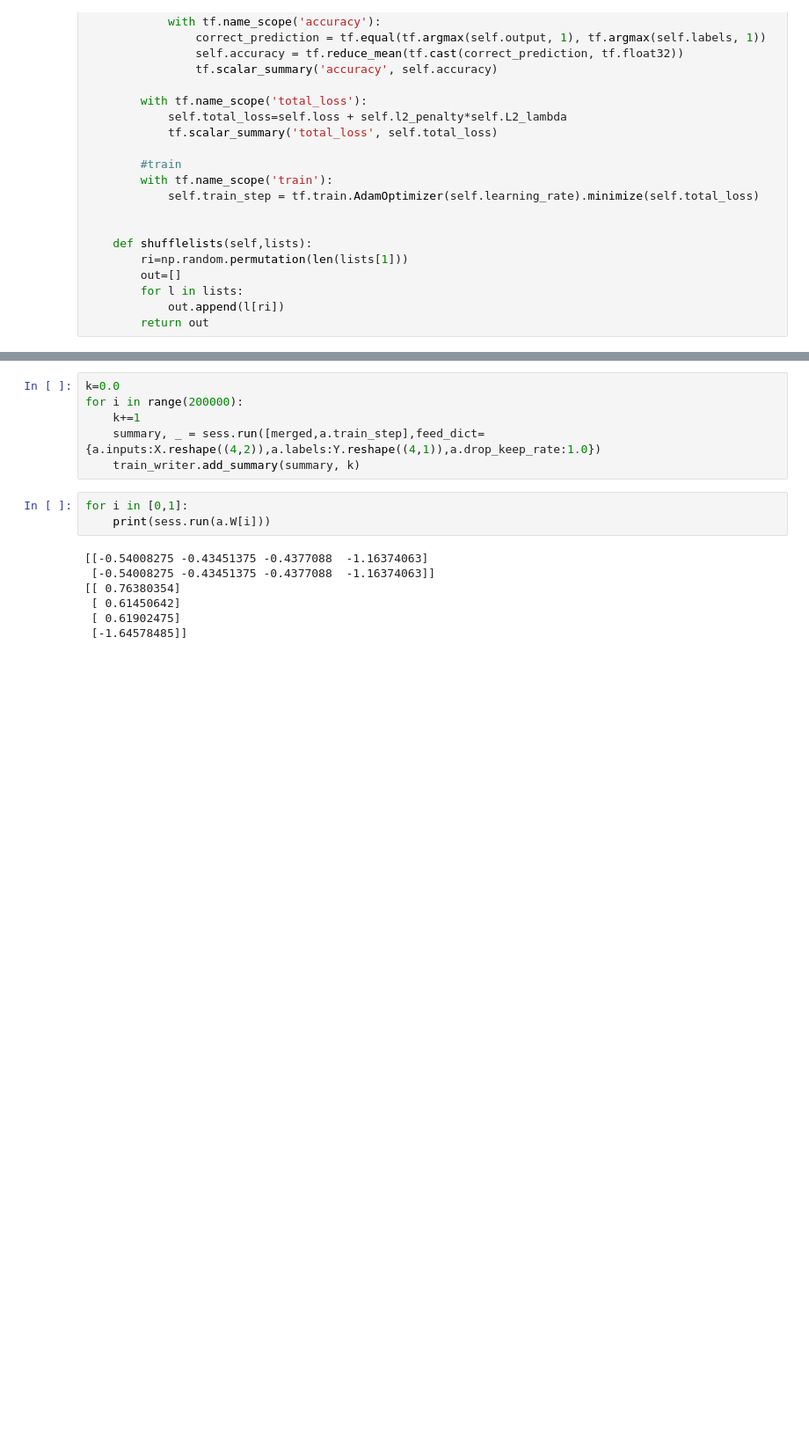
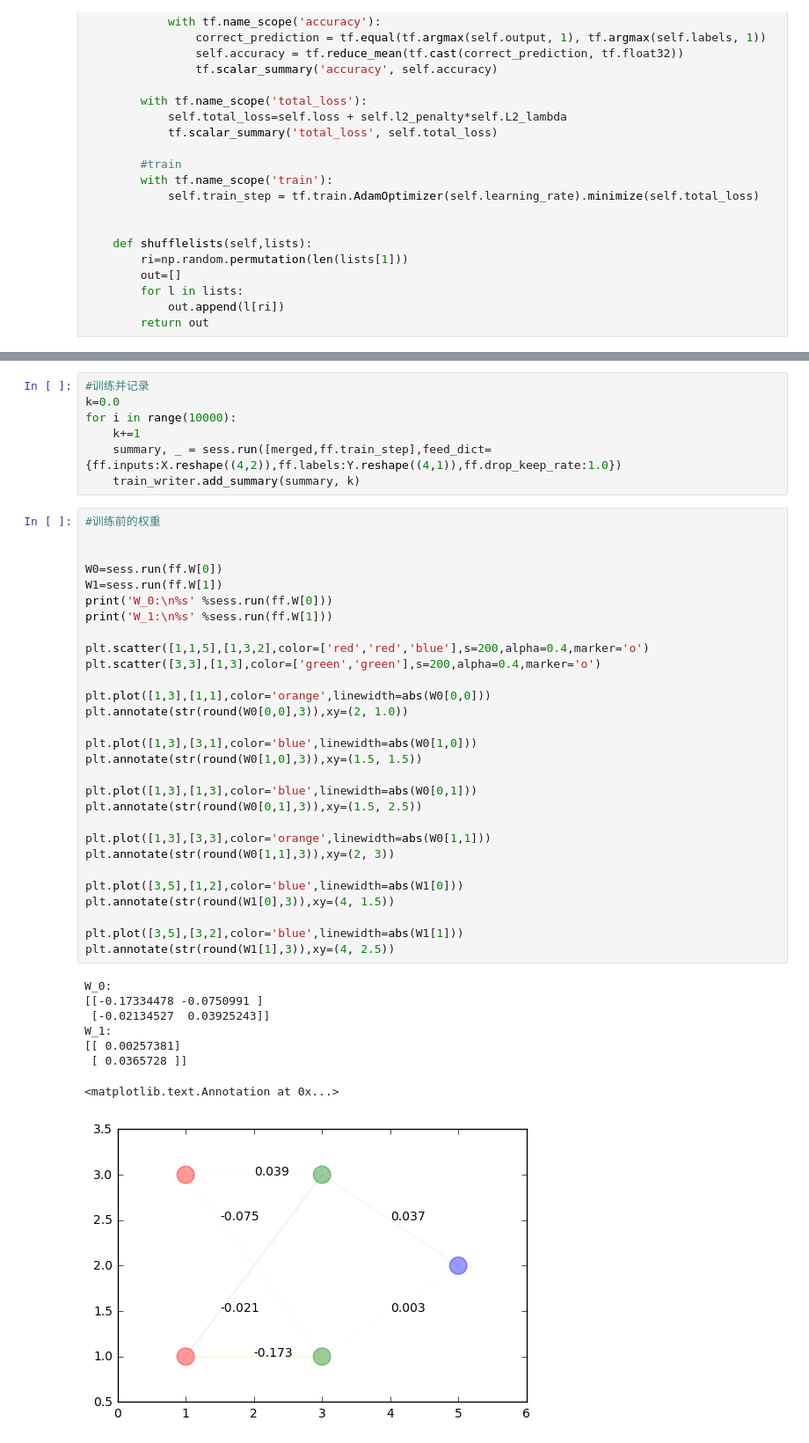
Before and after one commit to YJango/tensorflow_basic_tutorial, a Jupyter notebook: XOR_gate.ipynb, the cells around one changed output, grey strips where cells are left out. Shown at 88% size. Drawn from its saved outputs; the diff is of its cells as text; blank space fills up the shorter version.

```diff
--- a/XOR_gate.ipynb
+++ b/XOR_gate.ipynb
@@ -181,18 +183,47 @@ tf.initialize_all_variables().run()
 merged = tf.merge_all_summaries()
 train_writer = tf.train.SummaryWriter('log' + '/train',sess.graph)
 # %%
+#训练并记录
 k=0.0
-for i in range(200000):
+for i in range(10000):
     k+=1
-    summary, _ = sess.run([merged,a.train_step],feed_dict={a.inputs:X.reshape((4,2)),a.labels:Y.reshape((4,1)),a.drop_keep_rate:1.0})
+    summary, _ = sess.run([merged,ff.train_step],feed_dict={ff.inputs:X.reshape((4,2)),ff.labels:Y.reshape((4,1)),ff.drop_keep_rate:1.0})
     train_writer.add_summary(summary, k)
-# %%
-for i in [0,1]:
-    print(sess.run(a.W[i]))
-# %% [output]
-[[-0.54008275 -0.43451375 -0.4377088  -1.16374063]
- [-0.54008275 -0.43451375 -0.4377088  -1.16374063]]
-[[ 0.76380354]
- [ 0.61450642]
- [ 0.61902475]
- [-1.64578485]]
+# %%
+#训练前的权重
+
+
+W0=sess.run(ff.W[0])
+W1=sess.run(ff.W[1])
+print('W_0:\n%s' %sess.run(ff.W[0]))
+print('W_1:\n%s' %sess.run(ff.W[1]))
+
+plt.scatter([1,1,5],[1,3,2],color=['red','red','blue'],s=200,alpha=0.4,marker='o')
+plt.scatter([3,3],[1,3],color=['green','green'],s=200,alpha=0.4,marker='o')
+
+plt.plot([1,3],[1,1],color='orange',linewidth=abs(W0[0,0]))
+plt.annotate(str(round(W0[0,0],3)),xy=(2, 1.0))
+
+plt.plot([1,3],[3,1],color='blue',linewidth=abs(W0[1,0]))
+plt.annotate(str(round(W0[1,0],3)),xy=(1.5, 1.5))
+
+plt.plot([1,3],[1,3],color='blue',linewidth=abs(W0[0,1]))
+plt.annotate(str(round(W0[0,1],3)),xy=(1.5, 2.5))
+
+plt.plot([1,3],[3,3],color='orange',linewidth=abs(W0[1,1]))
+plt.annotate(str(round(W0[1,1],3)),xy=(2, 3))
+
+plt.plot([3,5],[1,2],color='blue',linewidth=abs(W1[0]))
+plt.annotate(str(round(W1[0],3)),xy=(4, 1.5))
+
+plt.plot([3,5],[3,2],color='blue',linewidth=abs(W1[1]))
+plt.annotate(str(round(W1[1],3)),xy=(4, 2.5))
+# %% [output]
+W_0:
+[[-0.17334478 -0.0750991 ]
+ [-0.02134527  0.03925243]]
+W_1:
+[[ 0.00257381]
+ [ 0.0365728 ]]
+<matplotlib.text.Annotation at 0x...>
+[figure, added]
```
Also changed, not shown: parts of 8 cells of this notebook.
